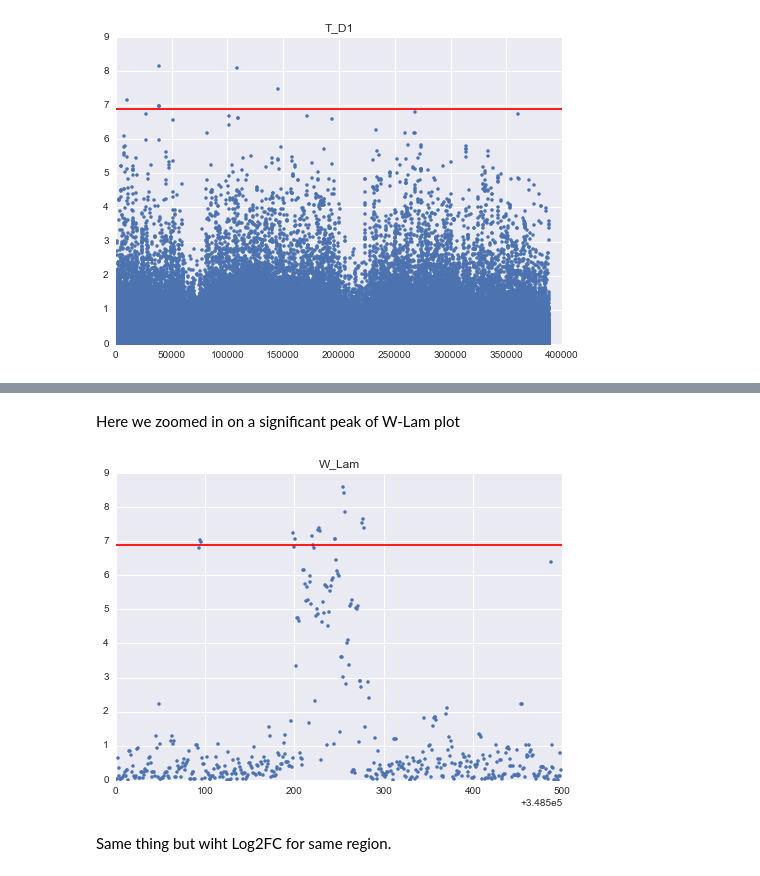
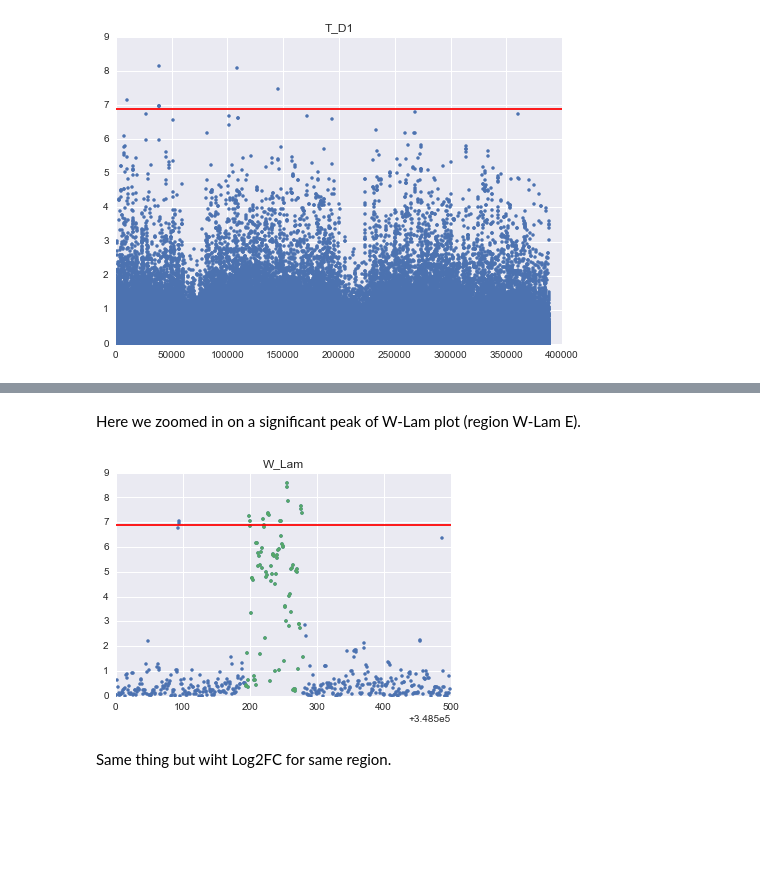
Before and after one commit to leandraking/SacktonProject, a Jupyter notebook: 20160607_DamID_analysis.ipynb, the cells around one changed output, grey strips where cells are left out. Drawn from its saved outputs; the diff is of its cells as text; code cells hidden in the pictures; blank space fills up the shorter version.

```diff
--- a/20160607_DamID_analysis.ipynb
+++ b/20160607_DamID_analysis.ipynb
@@ -548,17 +562,18 @@ for tissue in ["W","C","T"]:
 # %% [markdown]
-Here we zoomed in on a significant peak of W-Lam plot
+Here we zoomed in on a significant peak of W-Lam plot (region W-Lam E).
 # %%
 protein="Lam"
 tissue="W"
 
 f, ax = plt.subplots()
 plt.plot(-np.log10(pval[tissue + '_'+ protein])[348500:349000:], '.')
+plt.plot(-np.log10(pval[tissue + '_'+ protein])[348694:348780:], '.')
 plt.title(tissue + '_'+ protein )
 len_data= len(pval[tissue + '_'+ protein].dropna())
 plt.axhline(y=-np.log10(.05/len_data),xmin=0, xmax=len_data, color="red")
 plt.show()
 # %% [output]
-[figure, old version]
+[figure, new version]
 # %% [markdown]
 Same thing but wiht Log2FC for same region.
 # %%
```
Also changed, not shown: parts of 60 cells of this notebook.
